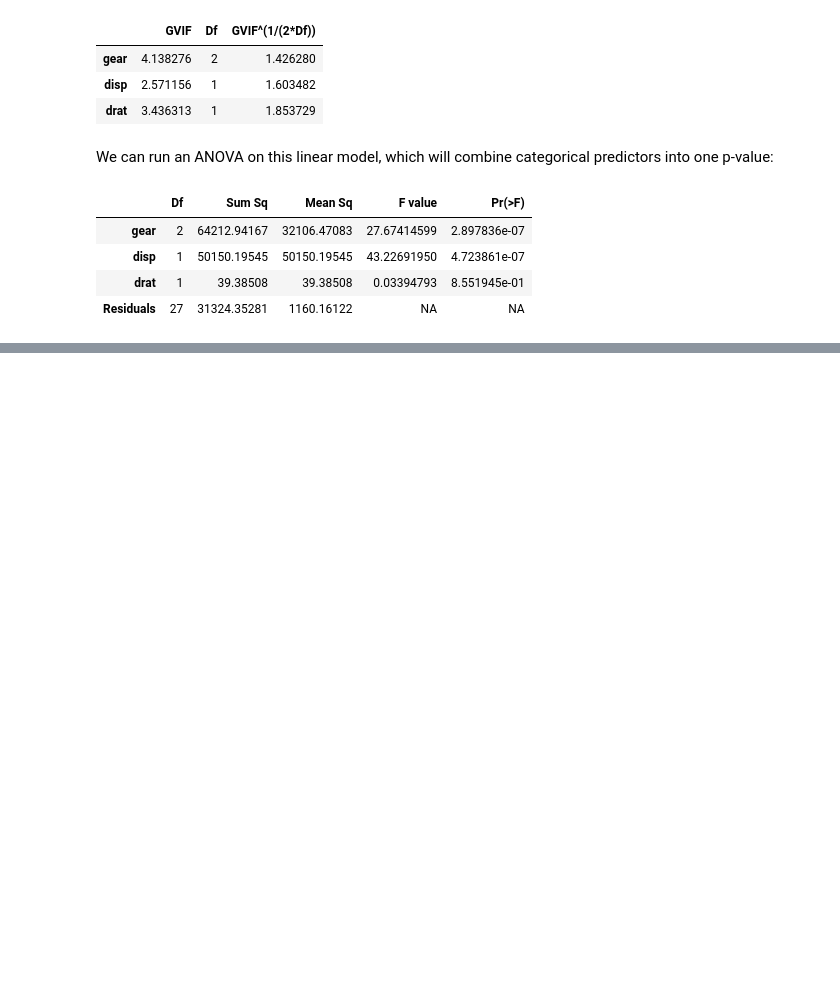
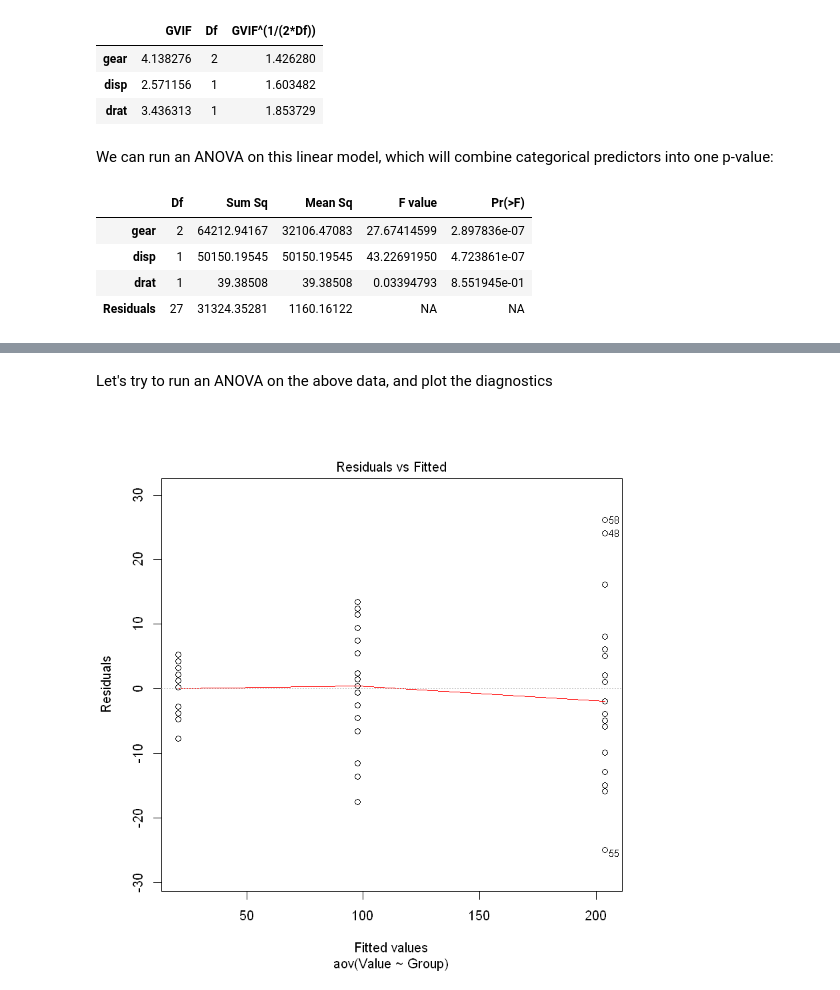
Before and after one commit to microUCPH/amplicon_data_analysis, a Jupyter notebook: ipynb/stats.ipynb, the cells around one changed output, grey strips where cells are left out. Saved outputs shown, nothing was run; the diff lists cells and outputs as text; code cells hidden in the pictures; blank space fills up the shorter version.

```diff
--- a/ipynb/stats.ipynb
+++ b/ipynb/stats.ipynb
@@ -512,0 +535,7 @@ anova(fit)
+# %% [markdown]
+Let's try to run an ANOVA on the above data, and plot the diagnostics
+# %%
+fit <- aov(Value ~ Group, data = df)
+plot(fit, which=1)
+# %% [output]
+[figure, added]
```
Also changed, not shown: parts of 12 cells of this notebook, 2 other files.
